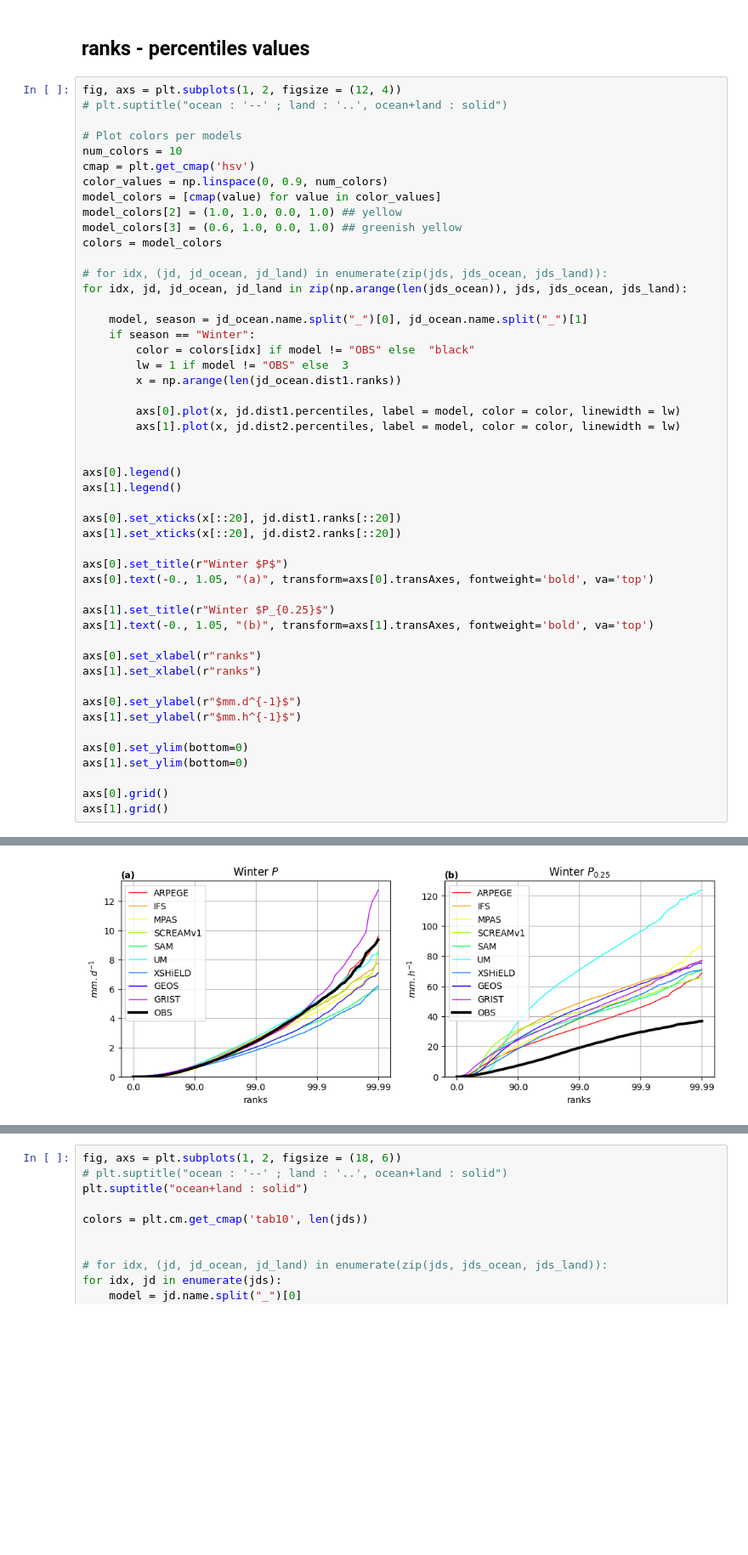
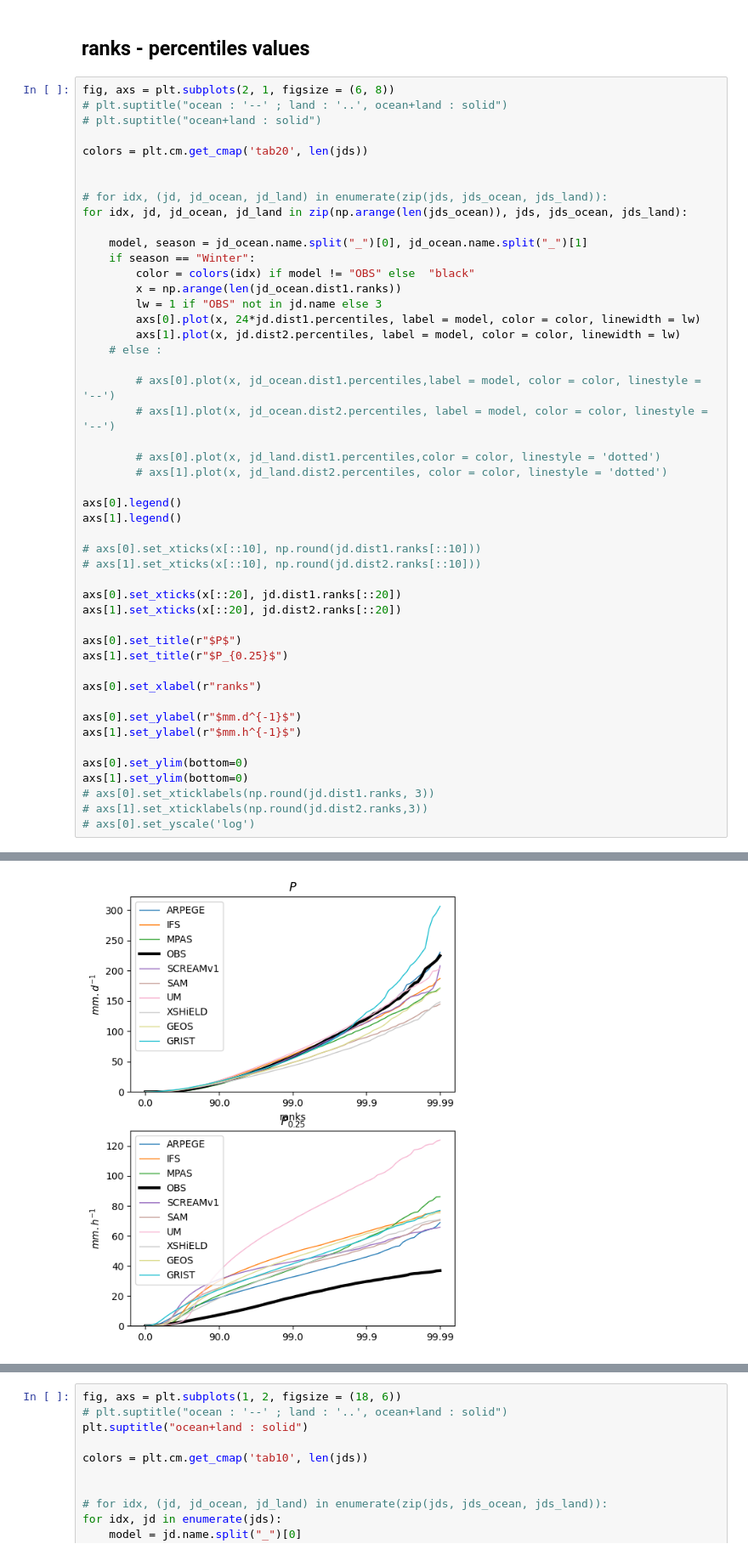
Before and after one commit to 19carenso/tempest, a Jupyter notebook: article/fig_suppl1.ipynb, the cells around one changed output, grey strips where cells are left out. Shown at 85% size. Cells and saved outputs as stored; diff of their text form; blank space fills up the shorter version.

```diff
--- a/article/fig_suppl1.ipynb
+++ b/article/fig_suppl1.ipynb
@@ -138,52 +166,51 @@ Overwrite set to true, so computing basics and saving them
 # %% [markdown]
 ## ranks - percentiles values
 # %%
-fig, axs = plt.subplots(1, 2, figsize = (12, 4))
+fig, axs = plt.subplots(2, 1, figsize = (6, 8))
 # plt.suptitle("ocean : '--' ; land : '..', ocean+land : solid")
+# plt.suptitle("ocean+land : solid")
 
-# Plot colors per models
-num_colors = 10
-cmap = plt.get_cmap('hsv')
-color_values = np.linspace(0, 0.9, num_colors)
-model_colors = [cmap(value) for value in color_values]
-model_colors[2] = (1.0, 1.0, 0.0, 1.0) ## yellow
-model_colors[3] = (0.6, 1.0, 0.0, 1.0) ## greenish yellow
-colors = model_colors
+colors = plt.cm.get_cmap('tab20', len(jds))
+
 
 # for idx, (jd, jd_ocean, jd_land) in enumerate(zip(jds, jds_ocean, jds_land)):
 for idx, jd, jd_ocean, jd_land in zip(np.arange(len(jds_ocean)), jds, jds_ocean, jds_land):
 
     model, season = jd_ocean.name.split("_")[0], jd_ocean.name.split("_")[1]
     if season == "Winter":
-        color = colors[idx] if model != "OBS" else  "black"
-        lw = 1 if model != "OBS" else  3
+        color = colors(idx) if model != "OBS" else  "black"
         x = np.arange(len(jd_ocean.dist1.ranks))
+        lw = 1 if "OBS" not in jd.name else 3
+        axs[0].plot(x, 24*jd.dist1.percentiles, label = model, color = color, linewidth = lw)
+        axs[1].plot(x, jd.dist2.percentiles, label = model, color = color, linewidth = lw)
+    # else :
 
-        axs[0].plot(x, jd.dist1.percentiles, label = model, color = color, linewidth = lw)
-        axs[1].plot(x, jd.dist2.percentiles, label = model, color = color, linewidth = lw)
+        # axs[0].plot(x, jd_ocean.dist1.percentiles,label = model, color = color, linestyle = '--')
+        # axs[1].plot(x, jd_ocean.dist2.percentiles, label = model, color = color, linestyle = '--')
 
+        # axs[0].plot(x, jd_land.dist1.percentiles,color = color, linestyle = 'dotted')
+        # axs[1].plot(x, jd_land.dist2.percentiles, color = color, linestyle = 'dotted')
 
 axs[0].legend()
 axs[1].legend()
 
+# axs[0].set_xticks(x[::10], np.round(jd.dist1.ranks[::10]))
+# axs[1].set_xticks(x[::10], np.round(jd.dist2.ranks[::10]))
+
 axs[0].set_xticks(x[::20], jd.dist1.ranks[::20])
 axs[1].set_xticks(x[::20], jd.dist2.ranks[::20])
 
-axs[0].set_title(r"Winter $P$")
-axs[0].text(-0., 1.05, "(a)", transform=axs[0].transAxes, fontweight='bold', va='top')
-
-axs[1].set_title(r"Winter $P_{0.25}$")
-axs[1].text(-0., 1.05, "(b)", transform=axs[1].transAxes, fontweight='bold', va='top')
+axs[0].set_title(r"$P$")
+axs[1].set_title(r"$P_{0.25}$")
 
 axs[0].set_xlabel(r"ranks")
-axs[1].set_xlabel(r"ranks")
 
 axs[0].set_ylabel(r"$mm.d^{-1}$")
 axs[1].set_ylabel(r"$mm.h^{-1}$")
 
 axs[0].set_ylim(bottom=0)
 axs[1].set_ylim(bottom=0)
-
-axs[0].grid()
-axs[1].grid()
+# axs[0].set_xticklabels(np.round(jd.dist1.ranks, 3))
+# axs[1].set_xticklabels(np.round(jd.dist2.ranks,3))
+# axs[0].set_yscale('log')
 # %% [output]
@@ -190 +218 @@ axs[1].grid()
-[figure, old version]
+[figure, new version]
```
Also changed, not shown: parts of 5 cells of this notebook, 4 other files.
